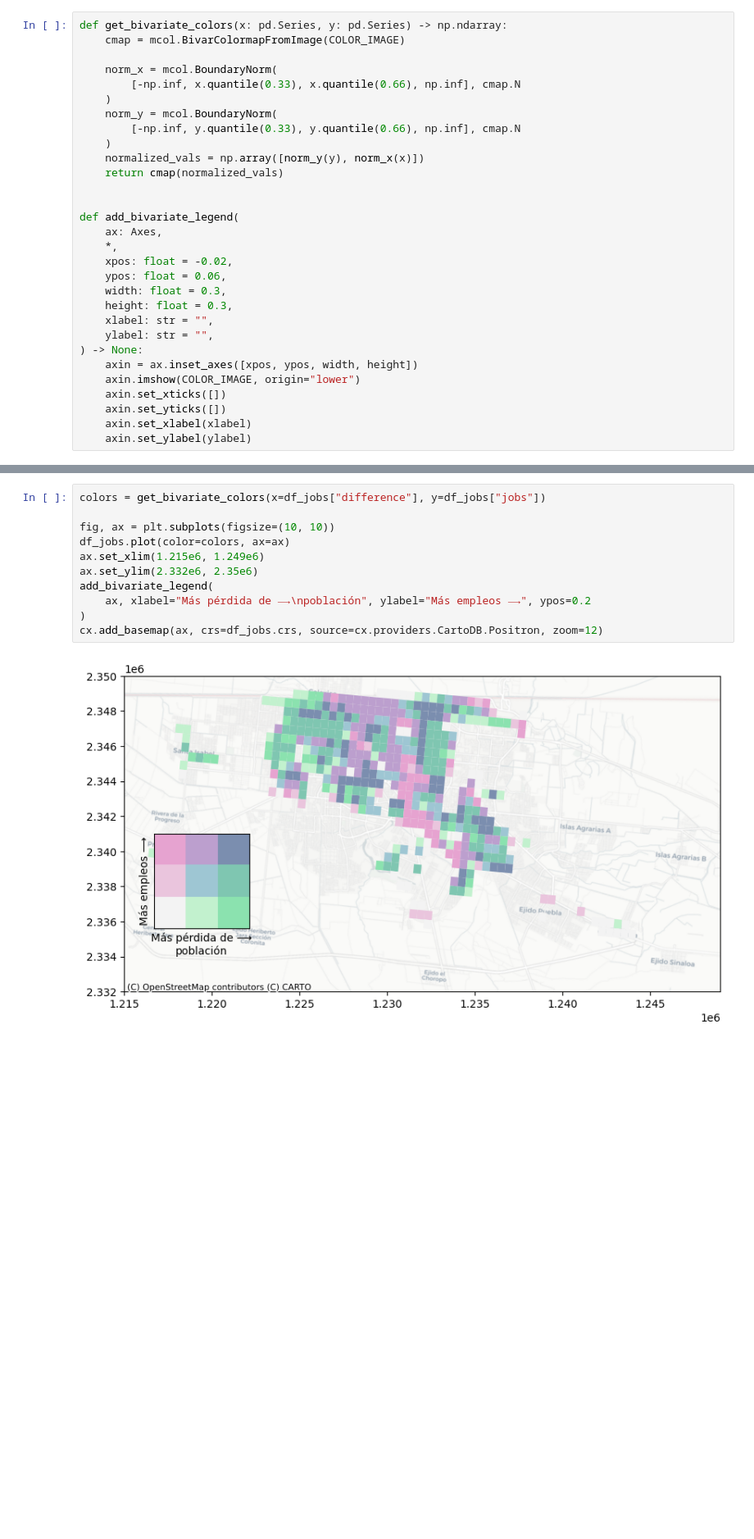
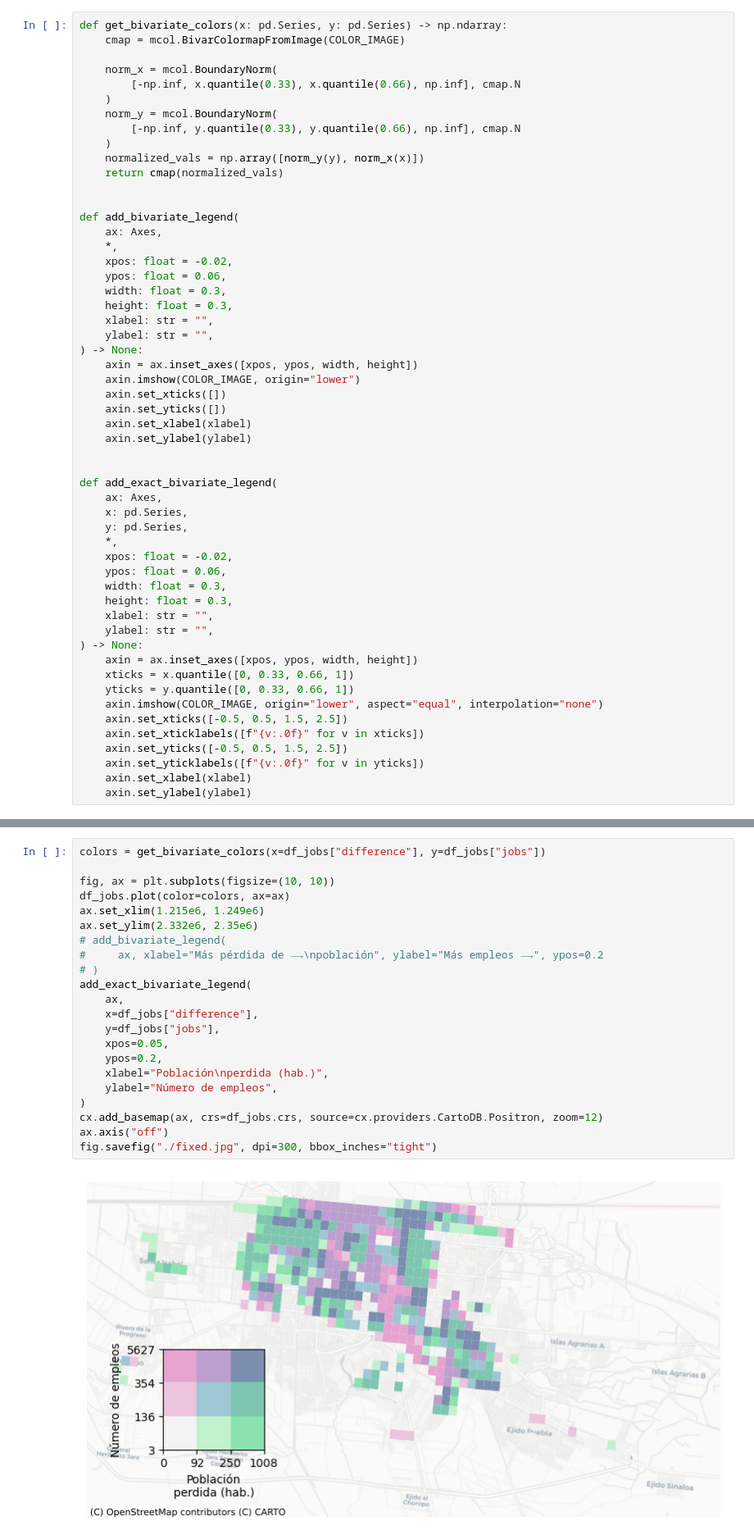
Before and after one commit to CentroFuturoCiudades/jat-slides, a Jupyter notebook: main.ipynb, the cells around one changed output, grey strips where cells are left out. Shown at 82% size. Cells and saved outputs as stored; diff of their text form; blank space fills up the shorter version.

```diff
--- a/main.ipynb
+++ b/main.ipynb
@@ -57,6 +57,30 @@ def add_bivariate_legend(
     axin.set_yticks([])
     axin.set_xlabel(xlabel)
     axin.set_ylabel(ylabel)
+
+
+def add_exact_bivariate_legend(
+    ax: Axes,
+    x: pd.Series,
+    y: pd.Series,
+    *,
+    xpos: float = -0.02,
+    ypos: float = 0.06,
+    width: float = 0.3,
+    height: float = 0.3,
+    xlabel: str = "",
+    ylabel: str = "",
+) -> None:
+    axin = ax.inset_axes([xpos, ypos, width, height])
+    xticks = x.quantile([0, 0.33, 0.66, 1])
+    yticks = y.quantile([0, 0.33, 0.66, 1])
+    axin.imshow(COLOR_IMAGE, origin="lower", aspect="equal", interpolation="none")
+    axin.set_xticks([-0.5, 0.5, 1.5, 2.5])
+    axin.set_xticklabels([f"{v:.0f}" for v in xticks])
+    axin.set_yticks([-0.5, 0.5, 1.5, 2.5])
+    axin.set_yticklabels([f"{v:.0f}" for v in yticks])
+    axin.set_xlabel(xlabel)
+    axin.set_ylabel(ylabel)
 # %%
 df_jobs = (
     gpd.read_file(generated_path / "jobs" / "zone" / f"{ZONE}.gpkg")
@@ -68,13 +92,24 @@ df_jobs = (
 # %%
 colors = get_bivariate_colors(x=df_jobs["difference"], y=df_jobs["jobs"])
 
 fig, ax = plt.subplots(figsize=(10, 10))
 df_jobs.plot(color=colors, ax=ax)
 ax.set_xlim(1.215e6, 1.249e6)
 ax.set_ylim(2.332e6, 2.35e6)
-add_bivariate_legend(
-    ax, xlabel="Más pérdida de ⟶\npoblación", ylabel="Más empleos ⟶", ypos=0.2
+# add_bivariate_legend(
+#     ax, xlabel="Más pérdida de ⟶\npoblación", ylabel="Más empleos ⟶", ypos=0.2
+# )
+add_exact_bivariate_legend(
+    ax,
+    x=df_jobs["difference"],
+    y=df_jobs["jobs"],
+    xpos=0.05,
+    ypos=0.2,
+    xlabel="Población\nperdida (hab.)",
+    ylabel="Número de empleos",
 )
 cx.add_basemap(ax, crs=df_jobs.crs, source=cx.providers.CartoDB.Positron, zoom=12)
+ax.axis("off")
+fig.savefig("./fixed.jpg", dpi=300, bbox_inches="tight")
 # %% [output]
-[figure, old version]
+[figure, new version]
```
Also changed, not shown: 1 other file.
